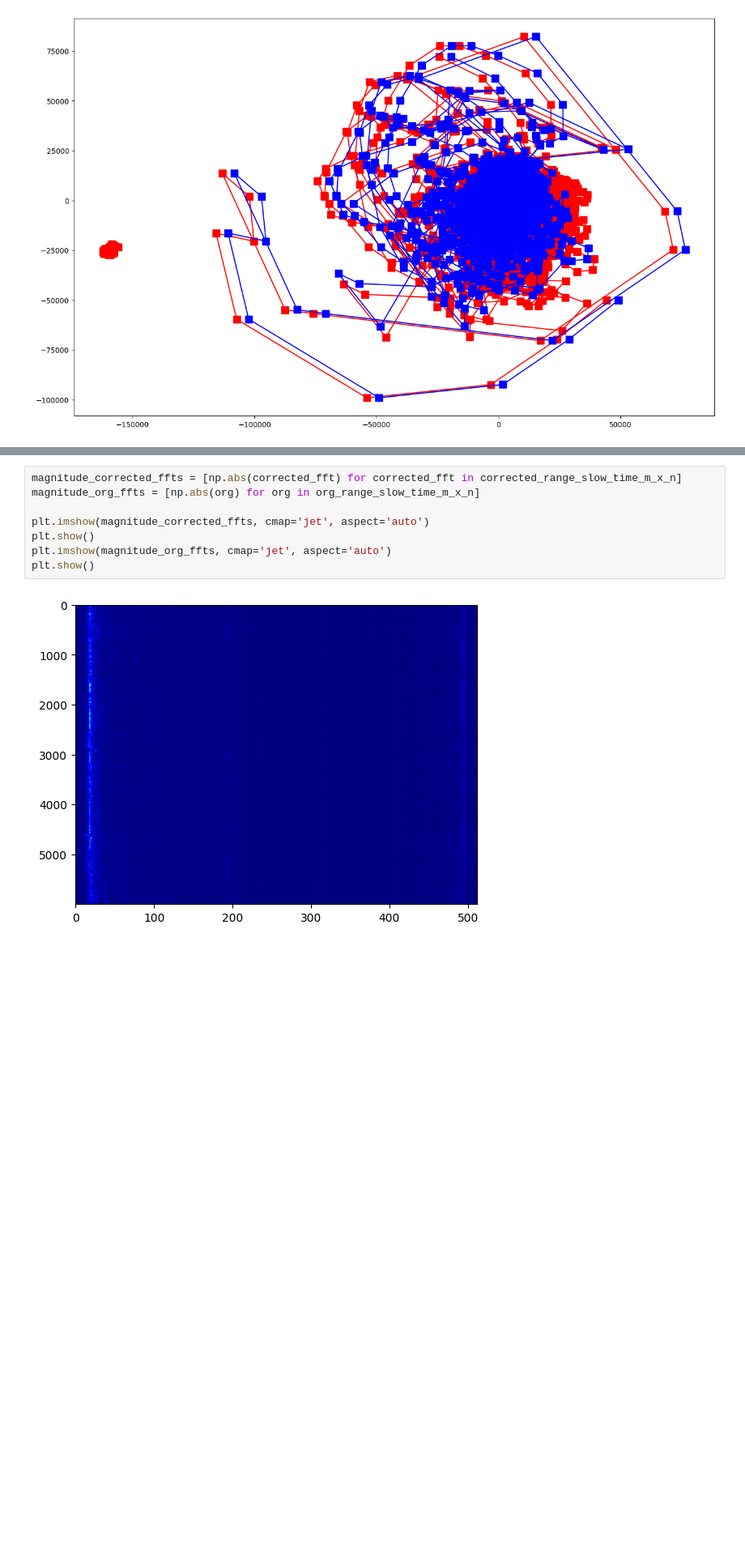
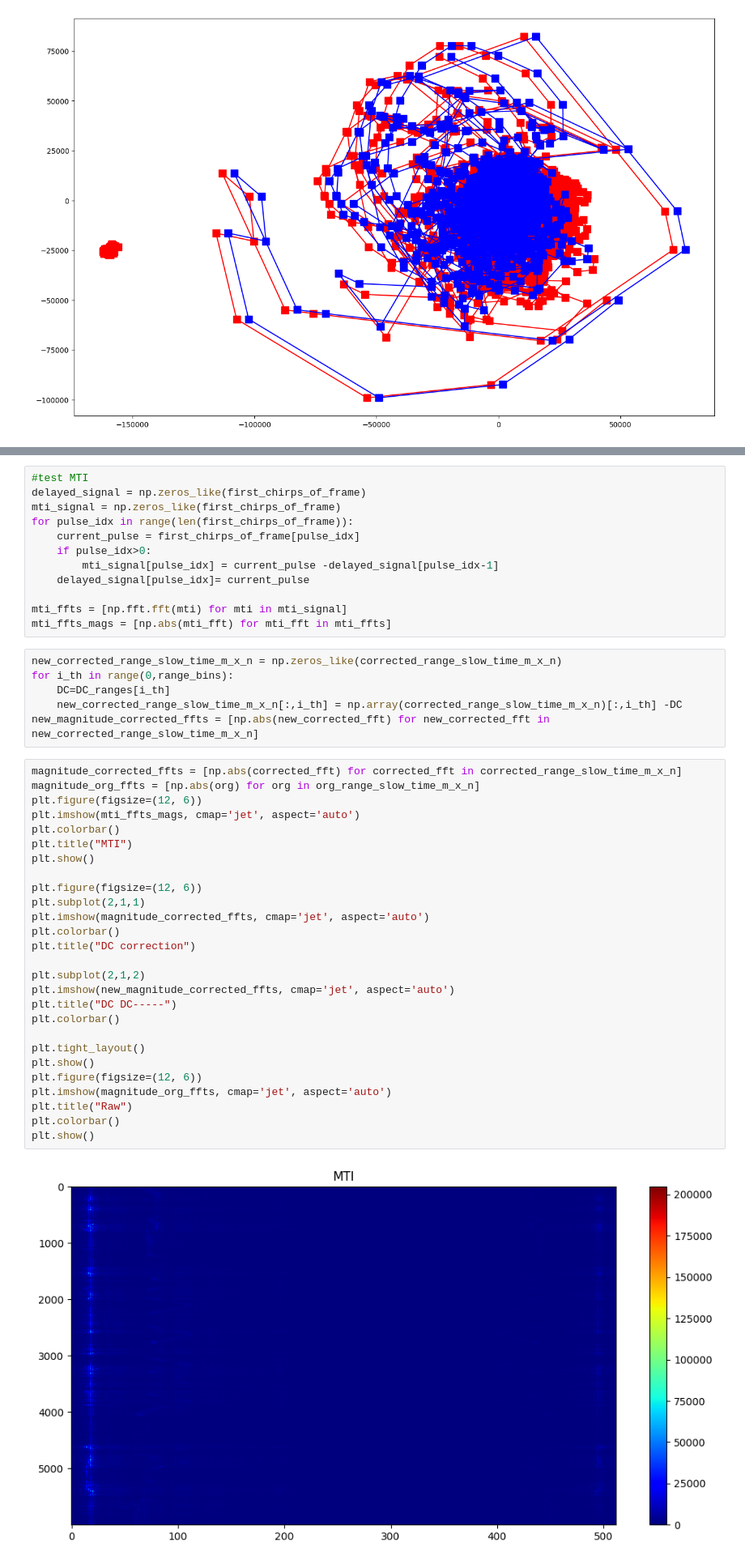
Before and after one commit to tqdinh/gensignal, a Jupyter notebook: EXTRACT_VITAL_SIGNAL_IN_FMCW_RADAR_4.ipynb, the cells around one changed output, grey strips where cells are left out. Shown at 81% size. Drawn from its saved outputs; the diff is of its cells as text; blank space fills up the shorter version.

```diff
--- a/EXTRACT_VITAL_SIGNAL_IN_FMCW_RADAR_4.ipynb
+++ b/EXTRACT_VITAL_SIGNAL_IN_FMCW_RADAR_4.ipynb
@@ -189,10 +124,47 @@ print(tmp_range_slow_time_m_x_n[0])
+# %%
+#test MTI
+delayed_signal = np.zeros_like(first_chirps_of_frame)
+mti_signal = np.zeros_like(first_chirps_of_frame)
+for pulse_idx in range(len(first_chirps_of_frame)):
+    current_pulse = first_chirps_of_frame[pulse_idx]
+    if pulse_idx>0:
+        mti_signal[pulse_idx] = current_pulse -delayed_signal[pulse_idx-1]
+    delayed_signal[pulse_idx]= current_pulse
+
+mti_ffts = [np.fft.fft(mti) for mti in mti_signal]
+mti_ffts_mags = [np.abs(mti_fft) for mti_fft in mti_ffts]
+# %%
+new_corrected_range_slow_time_m_x_n = np.zeros_like(corrected_range_slow_time_m_x_n)
+for i_th in range(0,range_bins):
+    DC=DC_ranges[i_th]
+    new_corrected_range_slow_time_m_x_n[:,i_th] = np.array(corrected_range_slow_time_m_x_n)[:,i_th] -DC
+new_magnitude_corrected_ffts = [np.abs(new_corrected_fft) for new_corrected_fft in new_corrected_range_slow_time_m_x_n]
 # %%
 magnitude_corrected_ffts = [np.abs(corrected_fft) for corrected_fft in corrected_range_slow_time_m_x_n]
 magnitude_org_ffts = [np.abs(org) for org in org_range_slow_time_m_x_n]
+plt.figure(figsize=(12, 6))
+plt.imshow(mti_ffts_mags, cmap='jet', aspect='auto')
+plt.colorbar()
+plt.title("MTI")
+plt.show()
 
+plt.figure(figsize=(12, 6))
+plt.subplot(2,1,1)
 plt.imshow(magnitude_corrected_ffts, cmap='jet', aspect='auto')
+plt.colorbar()
+plt.title("DC correction")
+
+plt.subplot(2,1,2)
+plt.imshow(new_magnitude_corrected_ffts, cmap='jet', aspect='auto')
+plt.title("DC DC-----")
+plt.colorbar()
+
+plt.tight_layout()
 plt.show()
+plt.figure(figsize=(12, 6))
 plt.imshow(magnitude_org_ffts, cmap='jet', aspect='auto')
+plt.title("Raw")
+plt.colorbar()
 plt.show()
 # %% [output]
-[figure, old version]
+[figure, new version]
```
Also changed, not shown: parts of 13 cells of this notebook.
